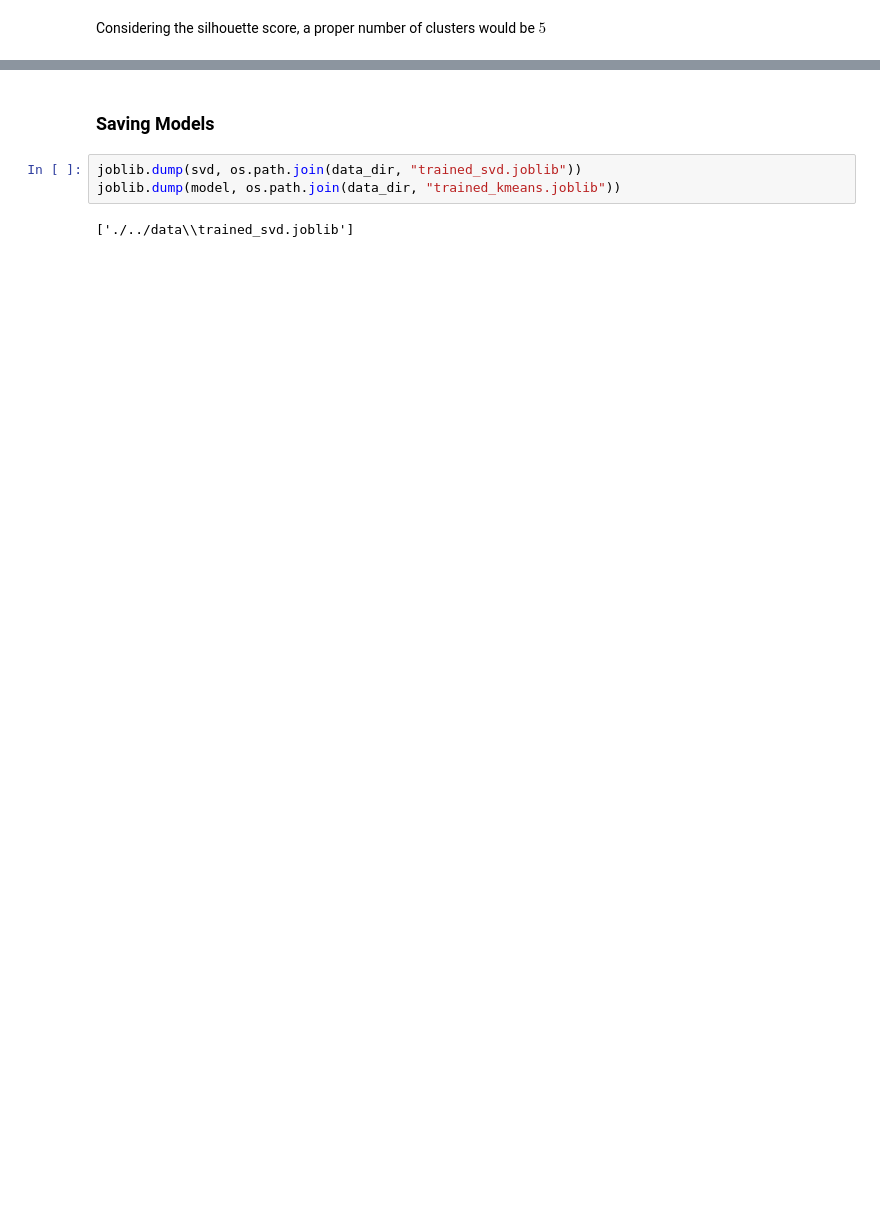
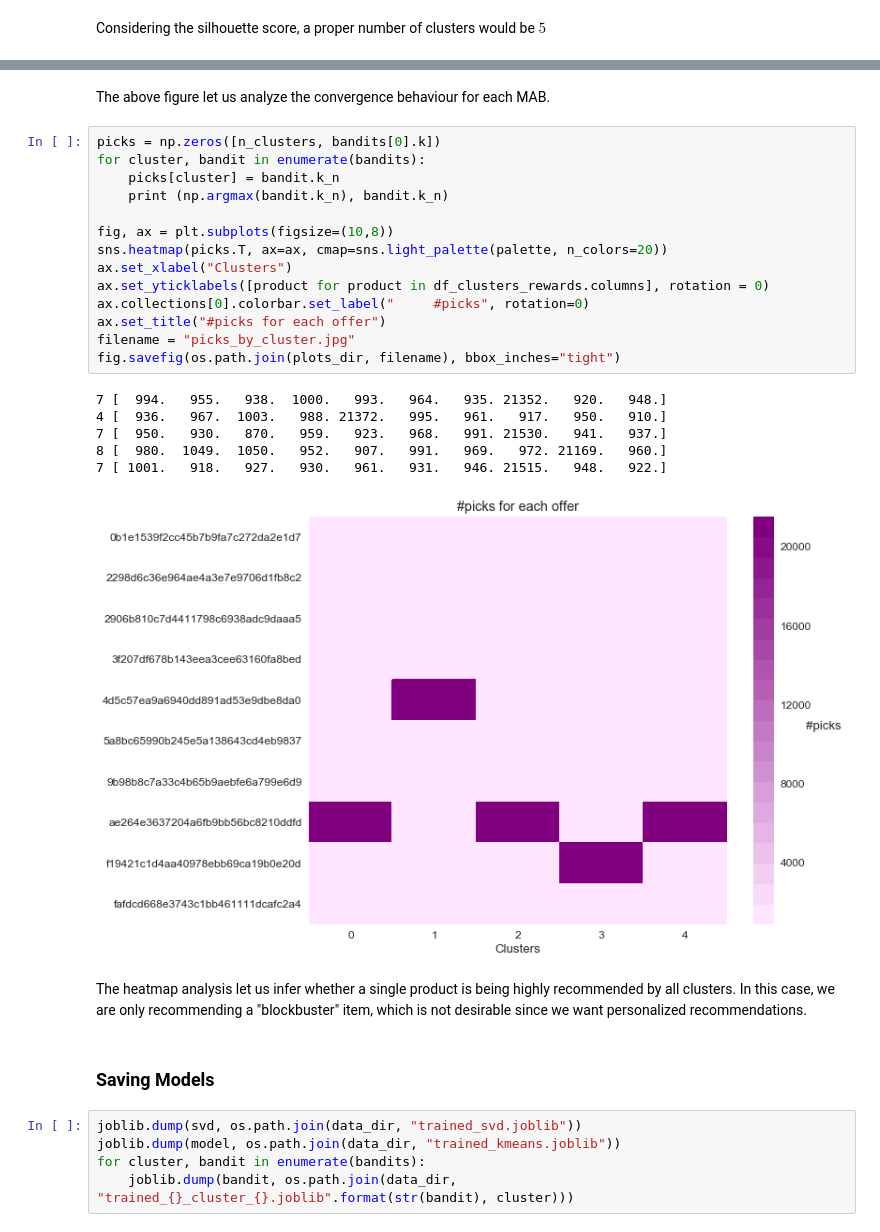
Before and after one commit to guedes-joaofelipe/ml-engineer-capstone, a Jupyter notebook: notebooks/model_training_validation.ipynb, the cells around one changed output, grey strips where cells are left out. Cells and saved outputs as stored; diff of their text form; blank space fills up the shorter version.

```diff
--- a/notebooks/model_training_validation.ipynb
+++ b/notebooks/model_training_validation.ipynb
@@ -400,7 +470,32 @@ df_clusters_rewards
+# %% [markdown]
+The above figure let us analyze the convergence behaviour for each MAB.
+# %%
+picks = np.zeros([n_clusters, bandits[0].k])
+for cluster, bandit in enumerate(bandits):
+    picks[cluster] = bandit.k_n
+    print (np.argmax(bandit.k_n), bandit.k_n)
+
+fig, ax = plt.subplots(figsize=(10,8))
+sns.heatmap(picks.T, ax=ax, cmap=sns.light_palette(palette, n_colors=20))
+ax.set_xlabel("Clusters")
+ax.set_yticklabels([product for product in df_clusters_rewards.columns], rotation = 0)
+ax.collections[0].colorbar.set_label("     #picks", rotation=0)
+ax.set_title("#picks for each offer")
+filename = "picks_by_cluster.jpg"
+fig.savefig(os.path.join(plots_dir, filename), bbox_inches="tight")
+# %% [output]
+7 [  994.   955.   938.  1000.   993.   964.   935. 21352.   920.   948.]
+4 [  936.   967.  1003.   988. 21372.   995.   961.   917.   950.   910.]
+7 [  950.   930.   870.   959.   923.   968.   991. 21530.   941.   937.]
+8 [  980.  1049.  1050.   952.   907.   991.   969.   972. 21169.   960.]
+7 [ 1001.   918.   927.   930.   961.   931.   946. 21515.   948.   922.]
+[figure, added]
+# %% [markdown]
+The heatmap analysis let us infer whether a single product is being highly recommended by all clusters. In this case, we are only recommending a "blockbuster" item, which is not desirable since we want personalized recommendations.
 # %% [markdown]
 ### Saving Models
 # %%
 joblib.dump(svd, os.path.join(data_dir, "trained_svd.joblib"))
 joblib.dump(model, os.path.join(data_dir, "trained_kmeans.joblib"))
+for cluster, bandit in enumerate(bandits):
+    joblib.dump(bandit, os.path.join(data_dir, "trained_{}_cluster_{}.joblib".format(str(bandit), cluster)))
-# %% [output]
-['./../data\\trained_svd.joblib']
```
Also changed, not shown: parts of 14 cells of this notebook, 9 other files.
